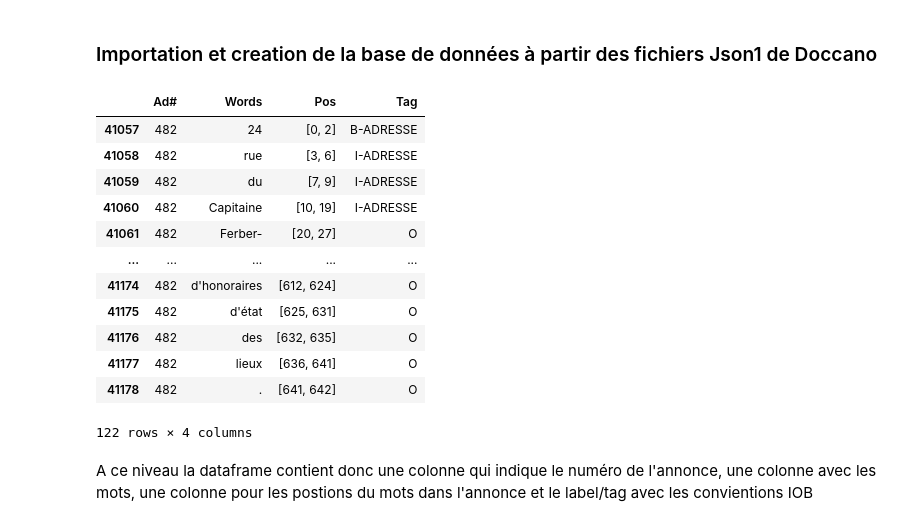
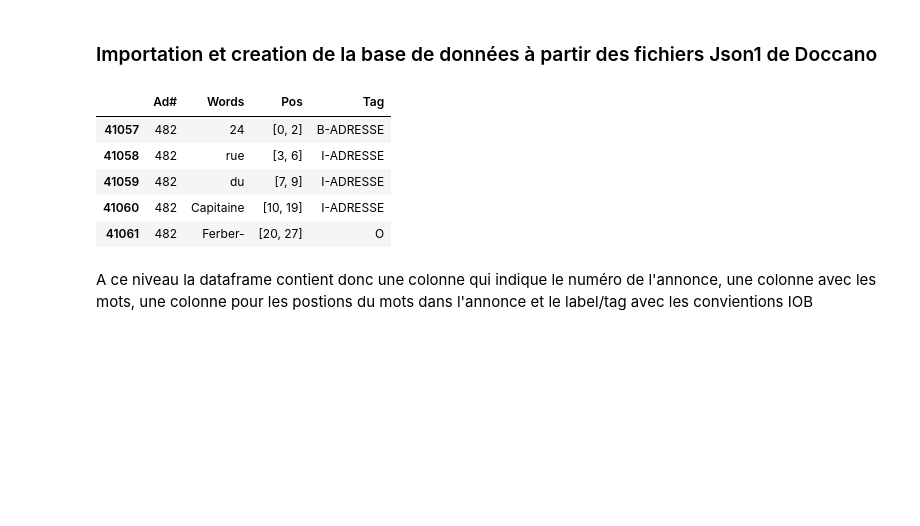
Before and after one commit to ilep/ensiie-project-ner-tagging, a Jupyter notebook: Cutting_Edge.ipynb, the cells around one changed output. Drawn from its saved outputs; the diff is of its cells as text; code cells hidden in the pictures; blank space fills up the shorter version.

Commit message:
Revert "Rajout fonction dataframe vers python"

```diff
--- a/Cutting_Edge.ipynb
+++ b/Cutting_Edge.ipynb
@@ -160,21 +161,14 @@ for i in range(1,6): # 5 fichier Json
             line = fp.readline()
             cnt += 1
 # %%
-df.loc[df['Ad#']==482,:] # On affiche une partie de la dataframe pour l'annonce 482
+df.loc[df['Ad#']==482,:].head() # On affiche une partie de la dataframe pour l'annonce 482
 # %% [output]
 |  | Ad# | Words | Pos | Tag |
 | 41057 | 482 | 24 | [0, 2] | B-ADRESSE |
 | 41058 | 482 | rue | [3, 6] | I-ADRESSE |
 | 41059 | 482 | du | [7, 9] | I-ADRESSE |
 | 41060 | 482 | Capitaine | [10, 19] | I-ADRESSE |
 | 41061 | 482 | Ferber- | [20, 27] | O |
-| ... | ... | ... | ... | ... |
-| 41174 | 482 | d'honoraires | [612, 624] | O |
-| 41175 | 482 | d'état | [625, 631] | O |
-| 41176 | 482 | des | [632, 635] | O |
-| 41177 | 482 | lieux | [636, 641] | O |
-| 41178 | 482 | . | [641, 642] | O |
-122 rows × 4 columns
 # %% [markdown]
 A ce niveau la dataframe contient donc une colonne qui indique le numéro de l'annonce, une colonne avec les mots, une colonne pour les postions du mots dans l'annonce et le label/tag avec les convientions IOB
 # %% [markdown]
```
Also changed, not shown: parts of 21 cells of this notebook.
